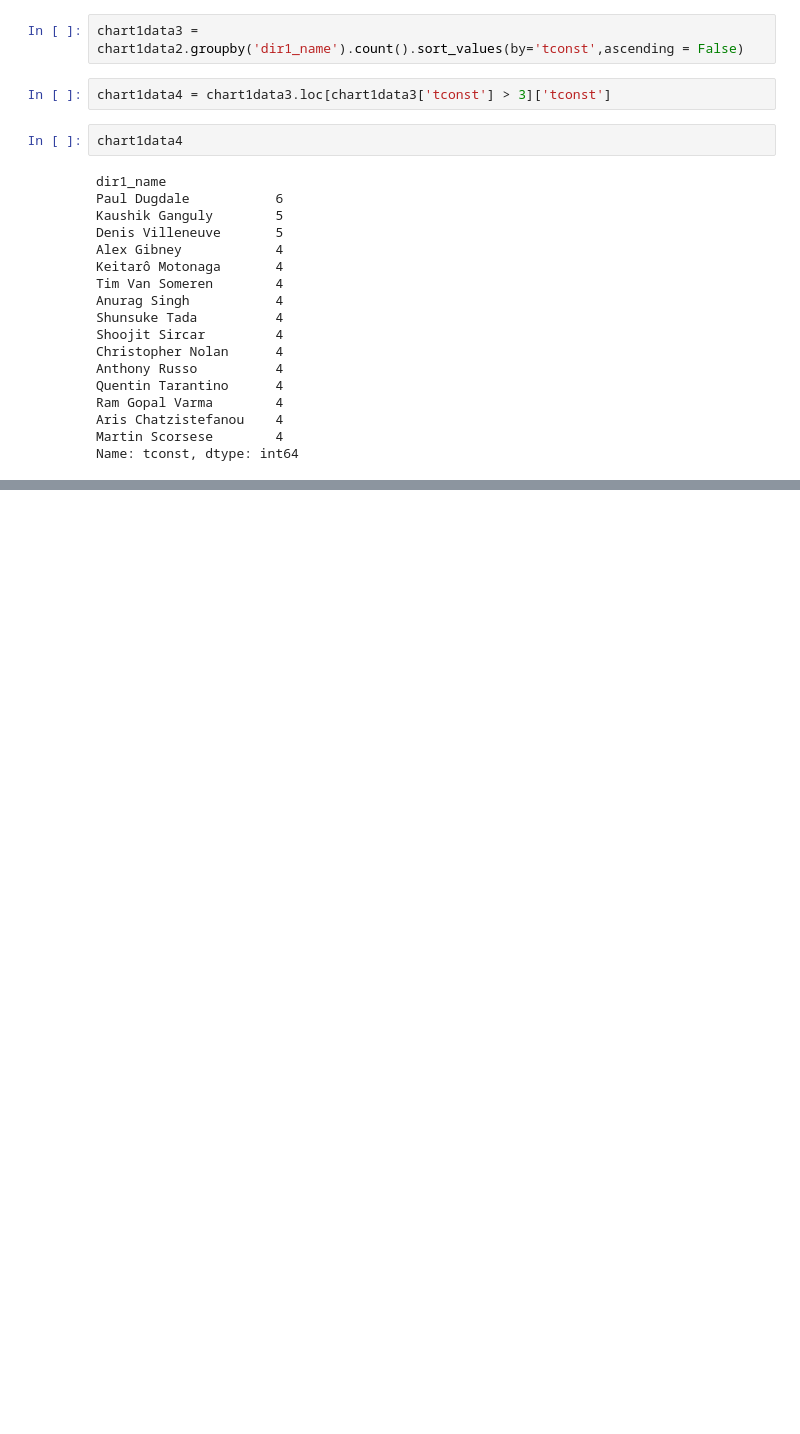
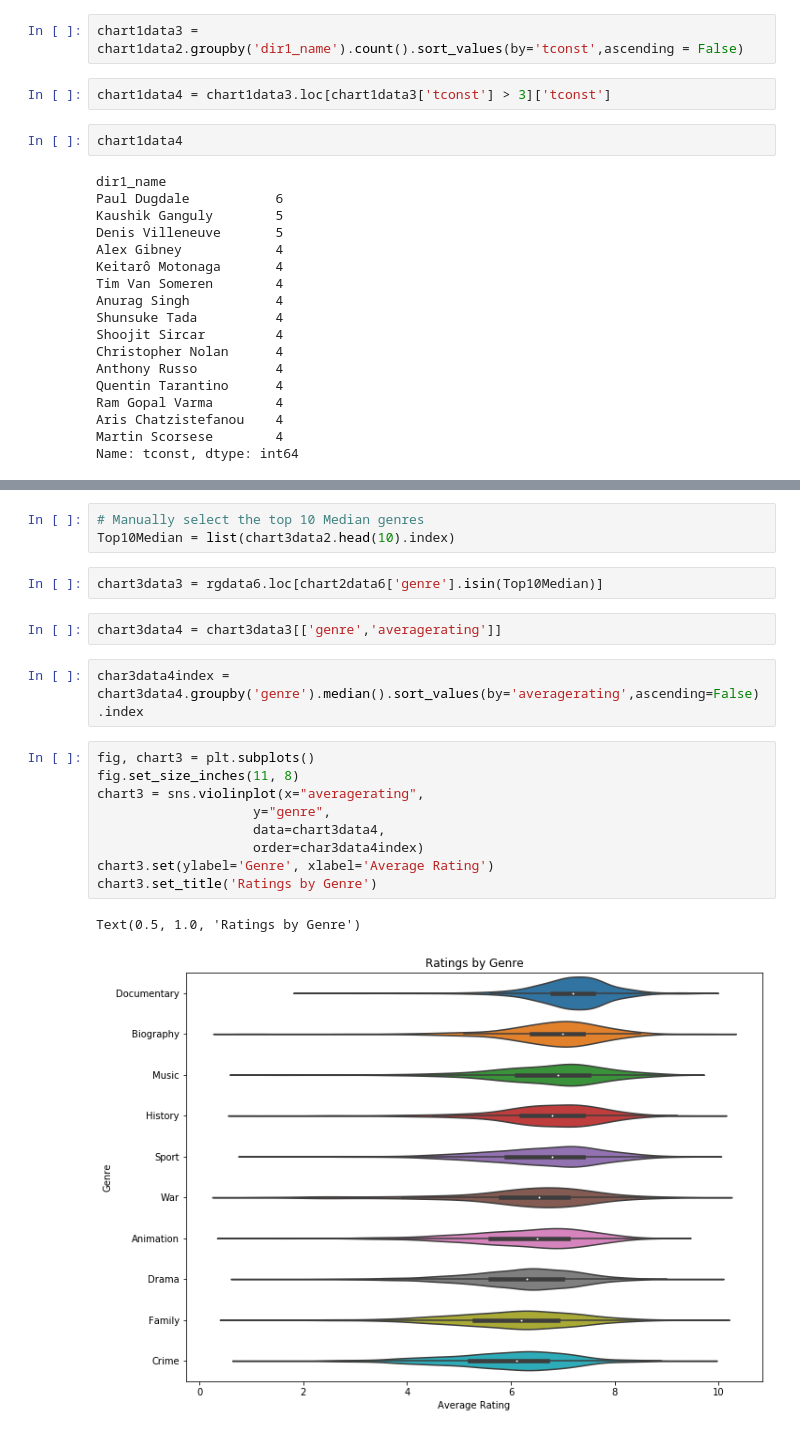
Before and after one commit to pvtsai/CXPT, a Jupyter notebook: imdb_directors_ratings_Cong.ipynb, the cells around one changed output, grey strips where cells are left out. Cells and saved outputs as stored; diff of their text form; blank space fills up the shorter version.

```diff
--- a/imdb_directors_ratings_Cong.ipynb
+++ b/imdb_directors_ratings_Cong.ipynb
@@ -368,0 +252,21 @@ imdb_principles.pivot_table(index=imdb_principles['tconst'],columns='category')
+# %%
+# Manually select the top 10 Median genres
+Top10Median = list(chart3data2.head(10).index)
+# %%
+chart3data3 = rgdata6.loc[chart2data6['genre'].isin(Top10Median)]
+# %%
+chart3data4 = chart3data3[['genre','averagerating']]
+# %%
+char3data4index = chart3data4.groupby('genre').median().sort_values(by='averagerating',ascending=False).index
+# %%
+fig, chart3 = plt.subplots()
+fig.set_size_inches(11, 8)
+chart3 = sns.violinplot(x="averagerating",
+                    y="genre",
+                    data=chart3data4,
+                    order=char3data4index)
+chart3.set(ylabel='Genre', xlabel='Average Rating')
+chart3.set_title('Ratings by Genre')
+# %% [output]
+Text(0.5, 1.0, 'Ratings by Genre')
+[figure, added]
```
Also changed, not shown: parts of 64 cells of this notebook.
